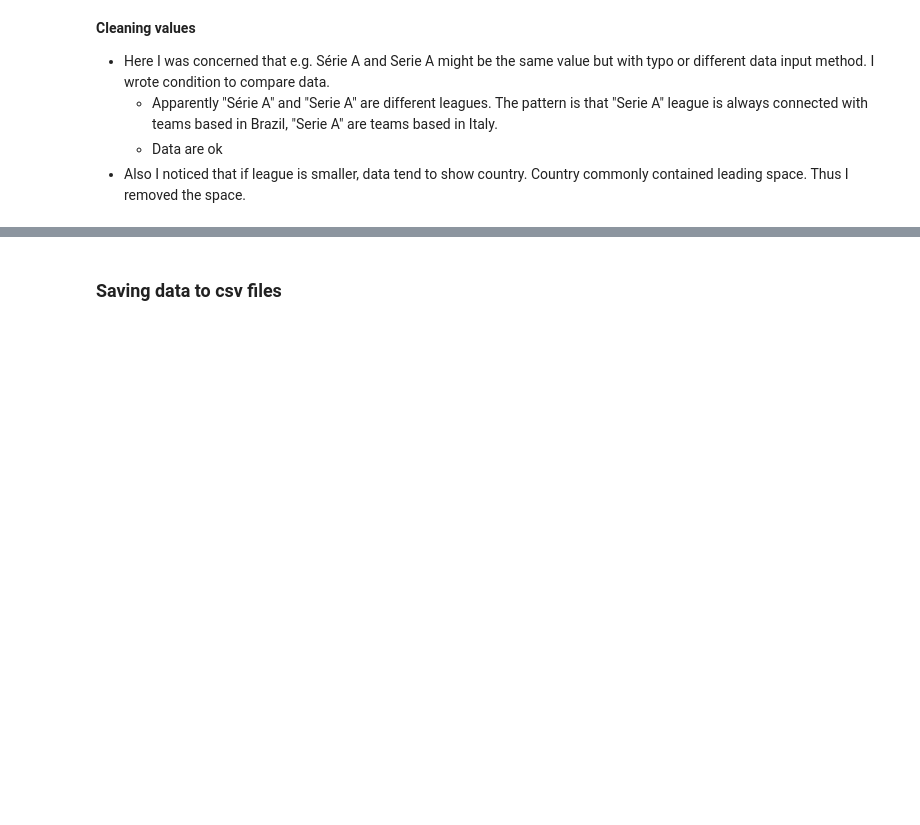
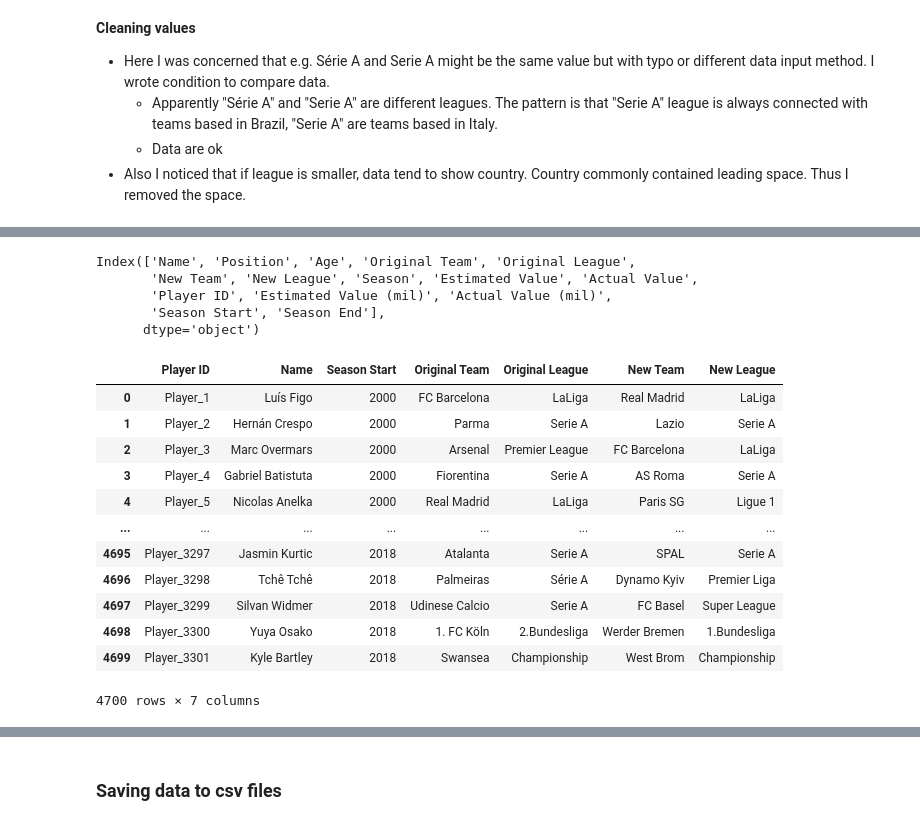
Before and after one commit to Tap4J/Csob, a Jupyter notebook: cleaning_dataset.ipynb, the cells around one changed output, grey strips where cells are left out. Saved outputs shown, nothing was run; the diff lists cells and outputs as text; code cells hidden in the pictures; blank space fills up the shorter version.

```diff
--- a/cleaning_dataset.ipynb
+++ b/cleaning_dataset.ipynb
@@ -458,0 +479,27 @@ filtered_rows.head(30)
+# %%
+df.columns
+# %% [output]
+Index(['Name', 'Position', 'Age', 'Original Team', 'Original League',
+       'New Team', 'New League', 'Season', 'Estimated Value', 'Actual Value',
+       'Player ID', 'Estimated Value (mil)', 'Actual Value (mil)',
+       'Season Start', 'Season End'],
+      dtype='object')
+# %%
+columns = ['Player ID', 'Name','Season Start', 'Original Team', 'Original League', 'New Team', 'New League']
+df_league = df.copy()
+df_league = df_league[columns]
+df_league
+# %% [output]
+|  | Player ID | Name | Season Start | Original Team | Original League | New Team | New League |
+| 0 | Player_1 | Luís Figo | 2000 | FC Barcelona | LaLiga | Real Madrid | LaLiga |
+| 1 | Player_2 | Hernán Crespo | 2000 | Parma | Serie A | Lazio | Serie A |
+| 2 | Player_3 | Marc Overmars | 2000 | Arsenal | Premier League | FC Barcelona | LaLiga |
+| 3 | Player_4 | Gabriel Batistuta | 2000 | Fiorentina | Serie A | AS Roma | Serie A |
+| 4 | Player_5 | Nicolas Anelka | 2000 | Real Madrid | LaLiga | Paris SG | Ligue 1 |
+| ... | ... | ... | ... | ... | ... | ... | ... |
+| 4695 | Player_3297 | Jasmin Kurtic | 2018 | Atalanta | Serie A | SPAL | Serie A |
+| 4696 | Player_3298 | Tchê Tchê | 2018 | Palmeiras | Série A | Dynamo Kyiv | Premier Liga |
+| 4697 | Player_3299 | Silvan Widmer | 2018 | Udinese Calcio | Serie A | FC Basel | Super League |
+| 4698 | Player_3300 | Yuya Osako | 2018 | 1. FC Köln | 2.Bundesliga | Werder Bremen | 1.Bundesliga |
+| 4699 | Player_3301 | Kyle Bartley | 2018 | Swansea | Championship | West Brom | Championship |
+4700 rows × 7 columns
```
Also changed, not shown: parts of 21 cells of this notebook.
